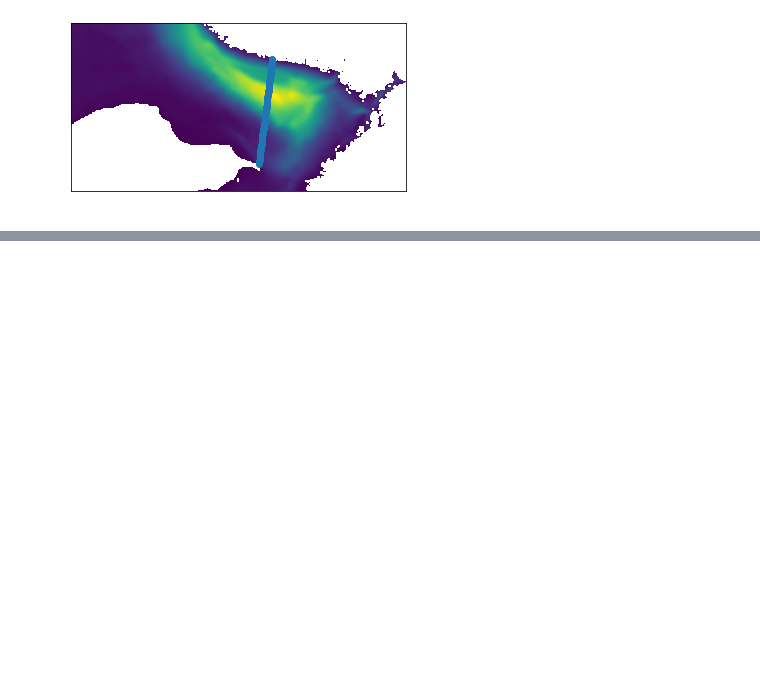
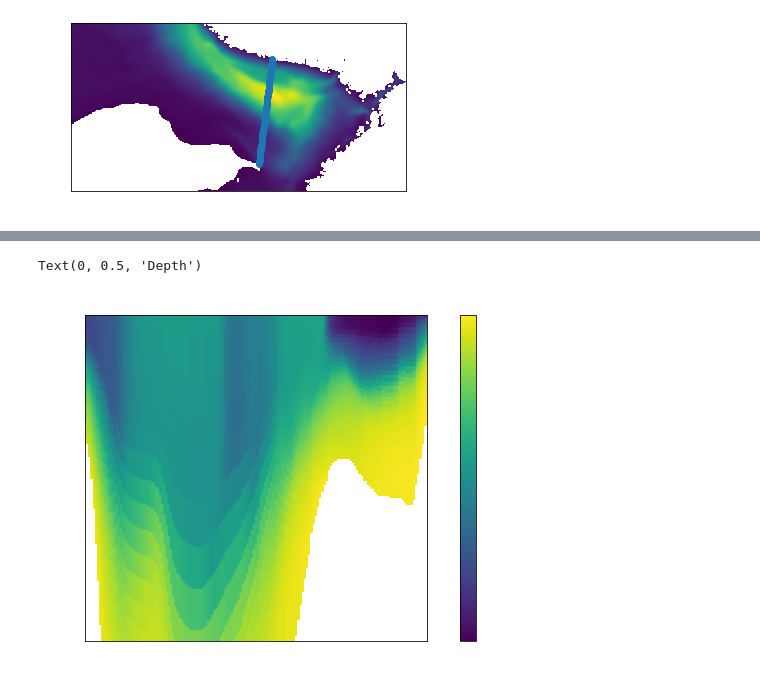
Before and after one commit to sintefmath/reduced-gravity-ocean-model, a Jupyter notebook: notebooks/densitiyProfiles.ipynb, the cells around one changed output, grey strips where cells are left out. Drawn from its saved outputs; the diff is of its cells as text; code cells hidden in the pictures; blank space fills up the shorter version.

```diff
--- a/notebooks/densitiyProfiles.ipynb
+++ b/notebooks/densitiyProfiles.ipynb
@@ -185,0 +202,34 @@ Text(0, 0.5, 'Depth')
+# %%
+s_rhos = snc["s_rho"][:].data
+
+shs = []
+for i in range(len(lats)):
+    shs.append(snc["h"][ys[i],xs[i]].data.item())
+# %%
+spressures = np.zeros((len(lats), len(s_rhos)))
+for l in range(len(lats)):
+    for d in range(len(s_rhos)):
+        spressures[l,d] = sw.eos80.pres(snc["h"][ys[l],xs[l]]*s_rhos[d],lats[l])
+# %%
+sdensities = np.zeros_like(stemps)
+for l in range(len(lats)):
+    for d in range(len(s_rhos)):
+        sdensities[l,d] = sw.eos80.dens(ssals[l][d],stemps[l][d],spressures[l][d])
+# %%
+sdensities_show = np.ma.array(np.zeros((len(lats),1000)))
+for l in range(len(lats)):
+    d_up = 0
+    for i in reversed(range(len(s_rhos))):
+        d = round(-(shs[l]*s_rhos[i]))
+        sdensities_show[l,d_up:d] = sdensities[l][i]
+        d_up = d
+sdensities_show.mask = (sdensities_show==0)
+# %%
+fig = plt.figure(figsize=(12,6))
+plt.imshow(sdensities_show.T[0:150])
+plt.colorbar()
+plt.title("Densities")
+plt.ylabel("Depth")
+# %% [output]
+Text(0, 0.5, 'Depth')
+[figure, added]
```
Also changed, not shown: parts of 6 cells of this notebook.
